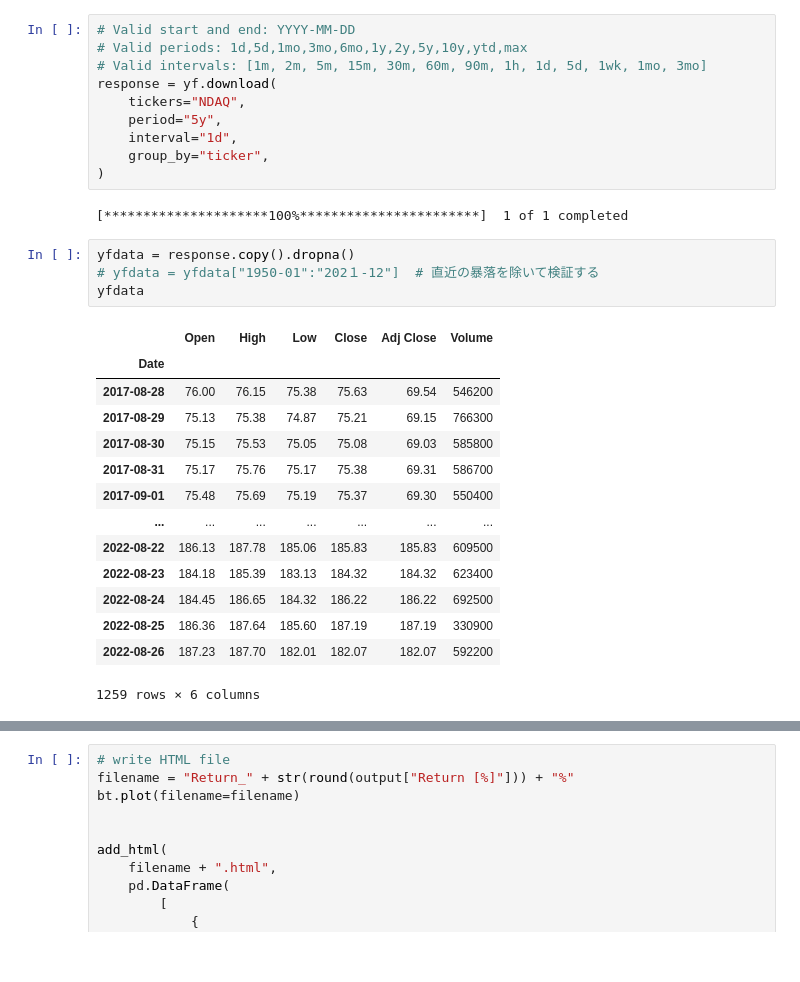
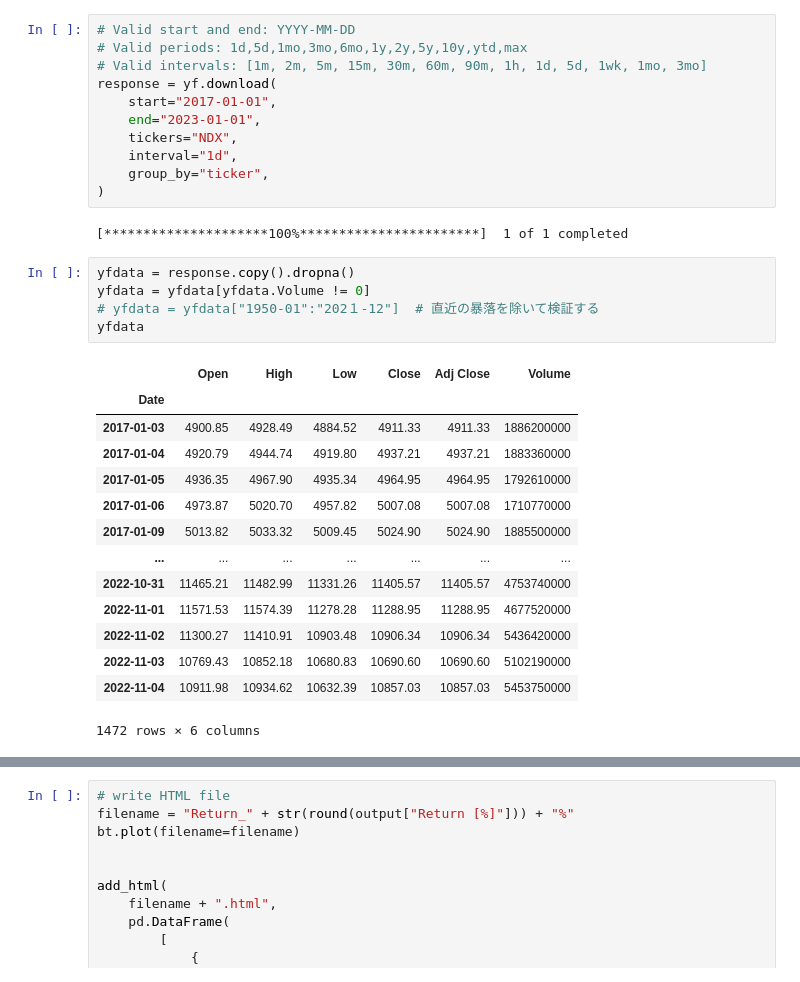
Before and after one commit to nexus4812/jupyter-sandbox, a Jupyter notebook: src/backtest/macd_and_rsi/macd_and_rsi.ipynb, the cells around one changed output, grey strips where cells are left out. Saved outputs shown, nothing was run; the diff lists cells and outputs as text.

```diff
--- a/src/backtest/macd_and_rsi/macd_and_rsi.ipynb
+++ b/src/backtest/macd_and_rsi/macd_and_rsi.ipynb
@@ -21,8 +18,9 @@ Loading BokehJS ...
 # Valid periods: 1d,5d,1mo,3mo,6mo,1y,2y,5y,10y,ytd,max
 # Valid intervals: [1m, 2m, 5m, 15m, 30m, 60m, 90m, 1h, 1d, 5d, 1wk, 1mo, 3mo]
 response = yf.download(
-    tickers="NDAQ",
-    period="5y",
+    start="2017-01-01",
+    end="2023-01-01",
+    tickers="NDX",
     interval="1d",
     group_by="ticker",
 )
@@ -30,23 +28,24 @@ response = yf.download(
 [*********************100%***********************]  1 of 1 completed
 # %%
 yfdata = response.copy().dropna()
+yfdata = yfdata[yfdata.Volume != 0]
 # yfdata = yfdata["1950-01":"202１-12"]  # 直近の暴落を除いて検証する
 yfdata
 # %% [output]
 |  | Open | High | Low | Close | Adj Close | Volume |
 | Date |  |  |  |  |  |  |
-| 2017-08-28 | 76.00 | 76.15 | 75.38 | 75.63 | 69.54 | 546200 |
-| 2017-08-29 | 75.13 | 75.38 | 74.87 | 75.21 | 69.15 | 766300 |
-| 2017-08-30 | 75.15 | 75.53 | 75.05 | 75.08 | 69.03 | 585800 |
-| 2017-08-31 | 75.17 | 75.76 | 75.17 | 75.38 | 69.31 | 586700 |
-| 2017-09-01 | 75.48 | 75.69 | 75.19 | 75.37 | 69.30 | 550400 |
+| 2017-01-03 | 4900.85 | 4928.49 | 4884.52 | 4911.33 | 4911.33 | 1886200000 |
+| 2017-01-04 | 4920.79 | 4944.74 | 4919.80 | 4937.21 | 4937.21 | 1883360000 |
+| 2017-01-05 | 4936.35 | 4967.90 | 4935.34 | 4964.95 | 4964.95 | 1792610000 |
+| 2017-01-06 | 4973.87 | 5020.70 | 4957.82 | 5007.08 | 5007.08 | 1710770000 |
+| 2017-01-09 | 5013.82 | 5033.32 | 5009.45 | 5024.90 | 5024.90 | 1885500000 |
 | ... | ... | ... | ... | ... | ... | ... |
-| 2022-08-22 | 186.13 | 187.78 | 185.06 | 185.83 | 185.83 | 609500 |
-| 2022-08-23 | 184.18 | 185.39 | 183.13 | 184.32 | 184.32 | 623400 |
-| 2022-08-24 | 184.45 | 186.65 | 184.32 | 186.22 | 186.22 | 692500 |
-| 2022-08-25 | 186.36 | 187.64 | 185.60 | 187.19 | 187.19 | 330900 |
-| 2022-08-26 | 187.23 | 187.70 | 182.01 | 182.07 | 182.07 | 592200 |
+| 2022-10-31 | 11465.21 | 11482.99 | 11331.26 | 11405.57 | 11405.57 | 4753740000 |
+| 2022-11-01 | 11571.53 | 11574.39 | 11278.28 | 11288.95 | 11288.95 | 4677520000 |
+| 2022-11-02 | 11300.27 | 11410.91 | 10903.48 | 10906.34 | 10906.34 | 5436420000 |
+| 2022-11-03 | 10769.43 | 10852.18 | 10680.83 | 10690.60 | 10690.60 | 5102190000 |
+| 2022-11-04 | 10911.98 | 10934.62 | 10632.39 | 10857.03 | 10857.03 | 5453750000 |
-1259 rows × 6 columns
+1472 rows × 6 columns
 # %%
 def convert_df_to_stock_df(df: pd.DataFrame) -> StockDataFrame:
     sdf = df.copy()
```
Also changed, not shown: parts of 4 cells of this notebook, 8 other files.
